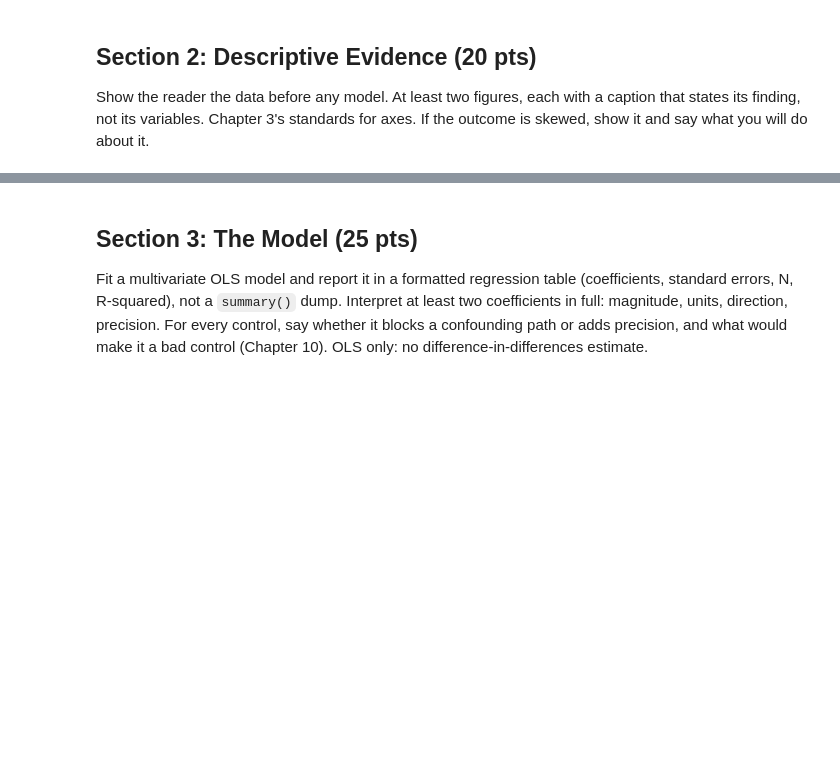
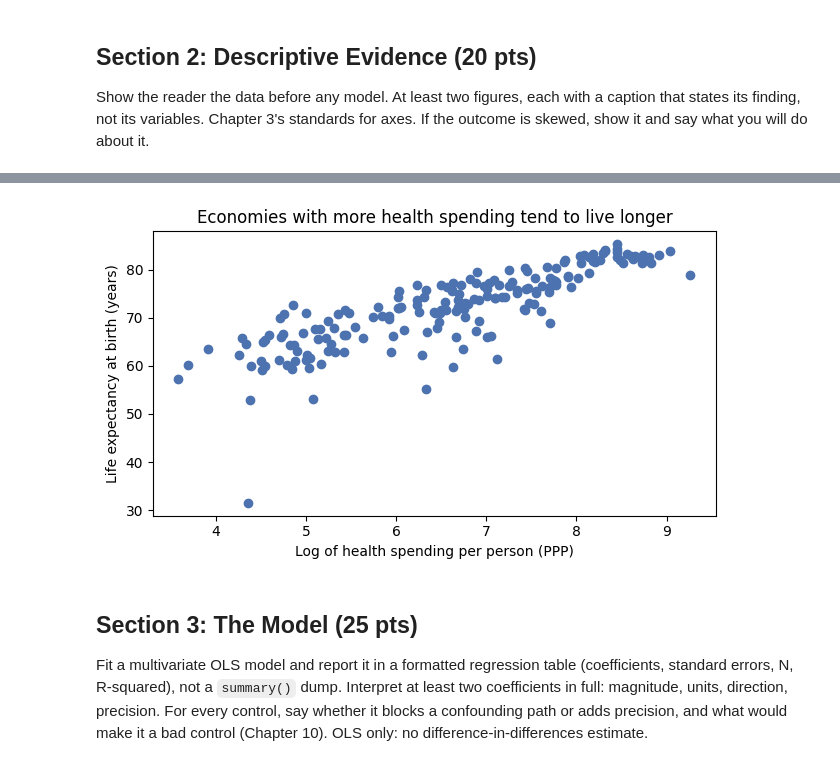
Before and after one commit to Zhengdao-Lu/Midterm-Project-Econometric-Foundation, a Jupyter notebook: midterm_starter_(1).ipynb, the cells around one changed output, grey strips where cells are left out. Cells and saved outputs as stored; diff of their text form; code cells hidden in the pictures; blank space fills up the shorter version.

```diff
--- a/midterm_starter_(1).ipynb
+++ b/midterm_starter_(1).ipynb
@@ -252,3 +284,13 @@ Show the reader the data before any model. At least two figures, each with a cap
+# %%
+fig, ax = plt.subplots(figsize=(6.4, 3.8))
+ax.scatter(sample["log_health"], sample["life_expectancy"], color="#4C72B0")
+ax.set(xlabel="Log of health spending per person (PPP)",
+       ylabel="Life expectancy at birth (years)",
+       title="Economies with more health spending tend to live longer")
+plt.tight_layout()
+plt.show()
+# %% [output]
+[figure, added]
 # %% [markdown]
 ## Section 3: The Model (25 pts)
 
```
Also changed, not shown: parts of 15 cells of this notebook.
